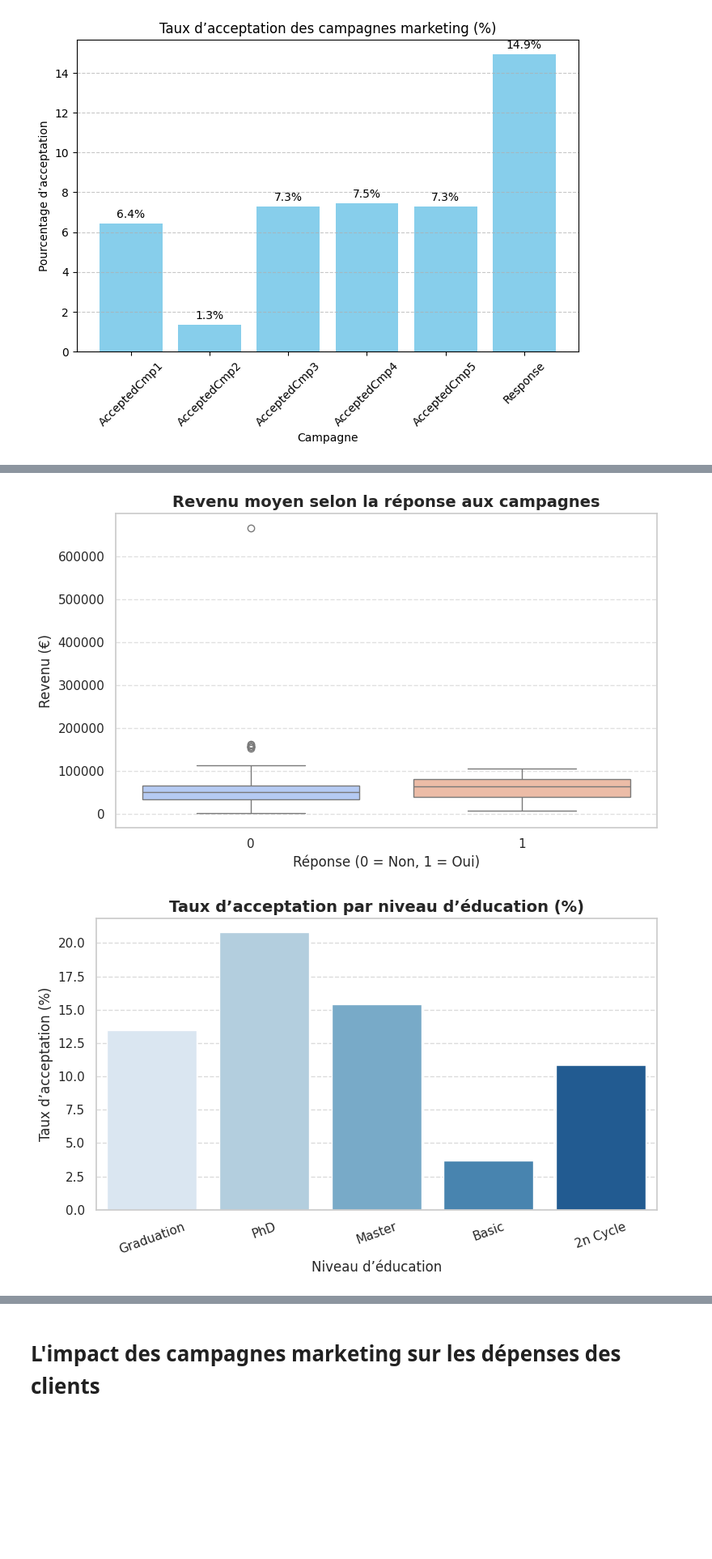
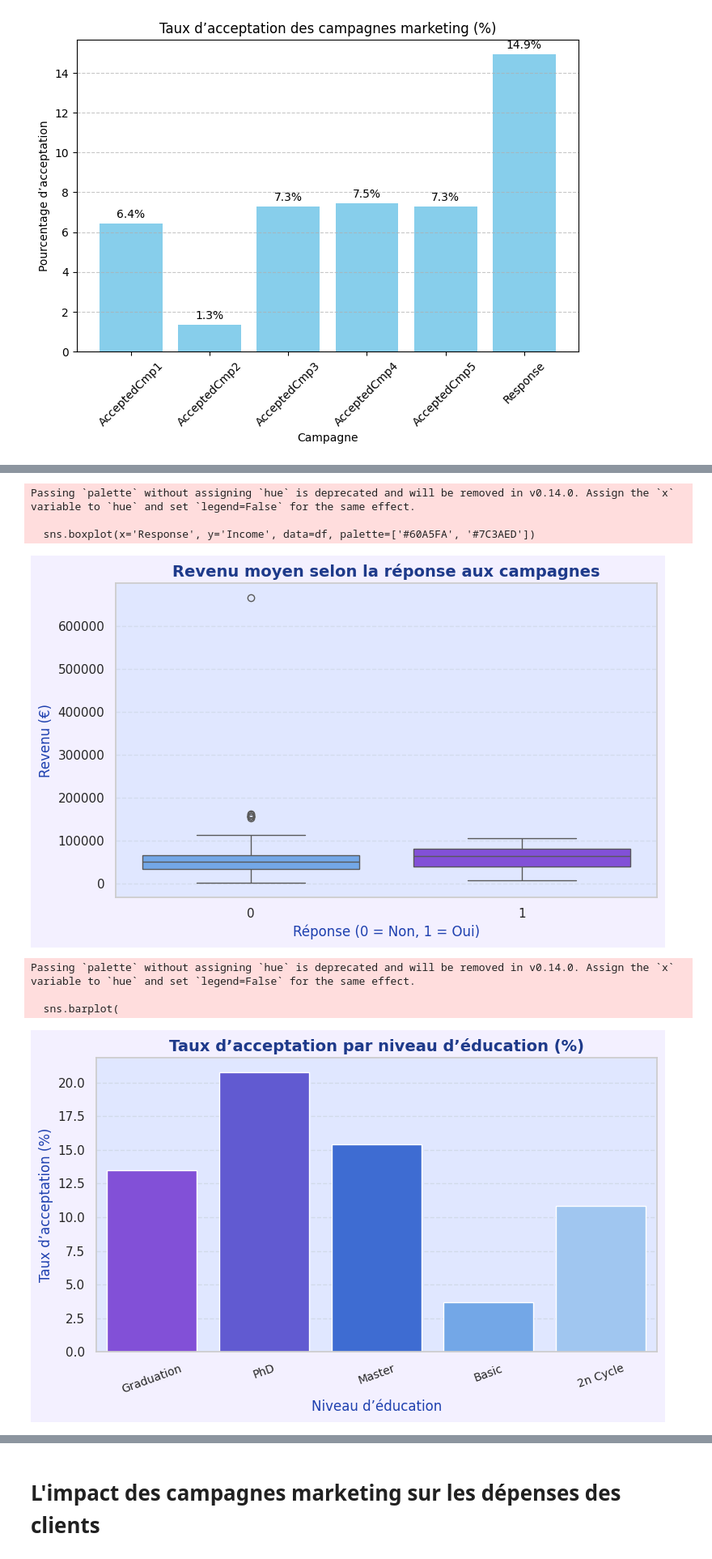
Before and after one commit to YasmineGheddab/Rush4-MSc1, a Jupyter notebook: Sel_rush4_.ipynb, the cells around one changed output, grey strips where cells are left out. Shown at 81% size. Cells and saved outputs as stored; diff of their text form; code cells hidden in the pictures; blank space fills up the shorter version.

```diff
--- a/Sel_rush4_.ipynb
+++ b/Sel_rush4_.ipynb
@@ -246,40 +246,53 @@ plt.show()
 # %% [output]
 [figure]
 # %%
-sns.set_theme(style="whitegrid", palette="Blues")
-plt.rcParams['figure.figsize'] = (8,5)
+
+
+# Rename column to ensure consistency
+df.rename(columns = {'MntGoldProds':'MntGoldProducts'}, inplace = True)
+
+sns.set_theme(style="whitegrid")
+plt.rcParams['figure.figsize'] = (8, 5)
 plt.rcParams['axes.titlesize'] = 14
 plt.rcParams['axes.titleweight'] = 'bold'
+plt.rcParams['axes.facecolor'] = '#E0E7FF'   # bleu clair
+plt.rcParams['figure.facecolor'] = '#F3F0FF' # fond global violet très clair
+plt.rcParams['grid.color'] = '#CBD5E1'
+plt.rcParams['grid.alpha'] = 0.6
+
+violet_blue_palette = ['#7C3AED', '#4F46E5', '#2563EB', '#60A5FA', '#93C5FD']  # violet → bleu ciel
 
 
 mnt_cols = ['MntWines', 'MntMeatProducts', 'MntFishProducts', 'MntSweetProducts', 'MntGoldProducts']
 Achats_moyens = df[mnt_cols].mean().sort_values(ascending=False)
 
 plt.figure()
-sns.barplot(x=Achats_moyens.index, y=Achats_moyens.values, palette="crest")
-plt.title(" Achats moyens par catégorie de produit en €")
-plt.ylabel("Achat moyen (€)")
-plt.xlabel("Catégorie de produit")
-plt.xticks(rotation=30)
+sns.barplot(x=Achats_moyens.index, y=Achats_moyens.values, palette=violet_blue_palette)
+plt.title("Achats moyens par catégorie de produit (€)", color='#1E3A8A')
+plt.ylabel("Achat moyen (€)", color='#1E40AF')
+plt.xlabel("Catégorie de produit", color='#1E40AF')
+plt.xticks(rotation=30, fontsize=10)
 plt.grid(axis='y', linestyle='--', alpha=0.6)
 
 for i, v in enumerate(Achats_moyens.values):
-    plt.text(i, v + 2, f"{v:.0f}€", ha='center', fontsize=9, fontweight='bold')
+    plt.text(i, v + 2, f"{v:.0f}€", ha='center', fontsize=9, fontweight='bold', color='#312E81')
 
 plt.tight_layout()
 plt.show()
 
-# Achats moyens par catégories de produits
+# Revenu moyen selon la réponse aux campagnes
+
 plt.figure()
-sns.boxplot(x='Response', y='Income', data=df, palette='coolwarm')
-plt.title("Revenu moyen selon la réponse aux campagnes")
-plt.xlabel("Réponse (0 = Non, 1 = Oui)")
-plt.ylabel("Revenu (€)")
+sns.boxplot(x='Response', y='Income', data=df, palette=['#60A5FA', '#7C3AED'])
+plt.title("Revenu moyen selon la réponse aux campagnes", color='#1E3A8A')
+plt.xlabel("Réponse (0 = Non, 1 = Oui)", color='#1E40AF')
+plt.ylabel("Revenu (€)", color='#1E40AF')
 plt.grid(axis='y', linestyle='--', alpha=0.6)
 plt.tight_layout()
 plt.show()
 
-# Taux de réponse par niveau d’éducation
+
+# Taux d’acceptation par niveau d’éducation
 
 plt.figure()
 sns.barplot(
@@ -287,13 +300,13 @@ sns.barplot(
     y='Response',
     data=df,
     estimator=lambda x: 100 * x.mean(),
-    palette='Blues',
+    palette=violet_blue_palette,
     errorbar=None
 )
-plt.title("Taux d’acceptation par niveau d’éducation (%)")
-plt.ylabel("Taux d’acceptation (%)")
-plt.xlabel("Niveau d’éducation")
-plt.xticks(rotation=20)
+plt.title("Taux d’acceptation par niveau d’éducation (%)", color='#1E3A8A')
+plt.ylabel("Taux d’acceptation (%)", color='#1E40AF')
+plt.xlabel("Niveau d’éducation", color='#1E40AF')
+plt.xticks(rotation=20, fontsize=10)
 plt.grid(axis='y', linestyle='--', alpha=0.7)
 plt.tight_layout()
 plt.show()
@@ -302,5 +318,11 @@ plt.show()
+Passing `palette` without assigning `hue` is deprecated and will be removed in v0.14.0. Assign the `x` variable to `hue` and set `legend=False` for the same effect.
+
+  sns.boxplot(x='Response', y='Income', data=df, palette=['#60A5FA', '#7C3AED'])
-[figure, old version]
+[figure, new version]
+Passing `palette` without assigning `hue` is deprecated and will be removed in v0.14.0. Assign the `x` variable to `hue` and set `legend=False` for the same effect.
+
+  sns.barplot(
-[figure, old version]
+[figure, new version]
 # %%
 
 # Supprimer les colonnes avant la corrélation
```
Also changed, not shown: parts of 1 cell of this notebook.
